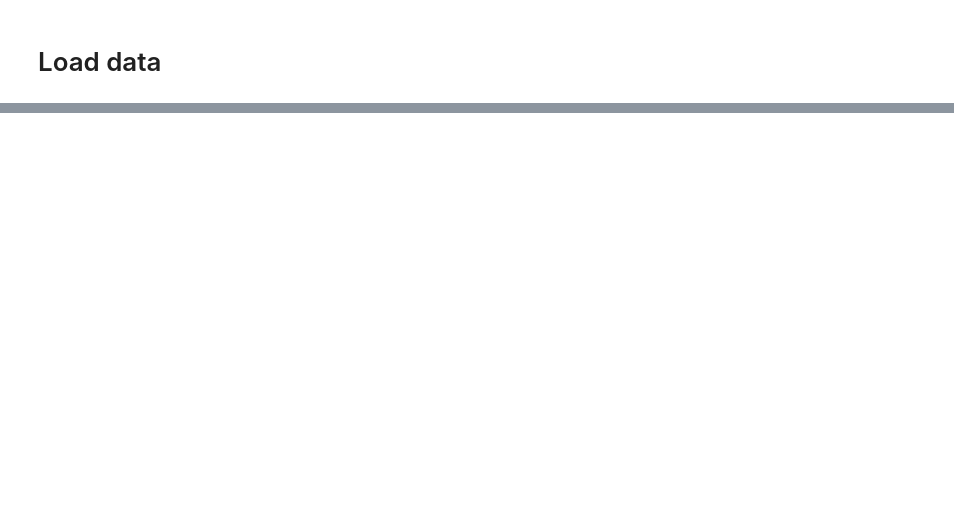
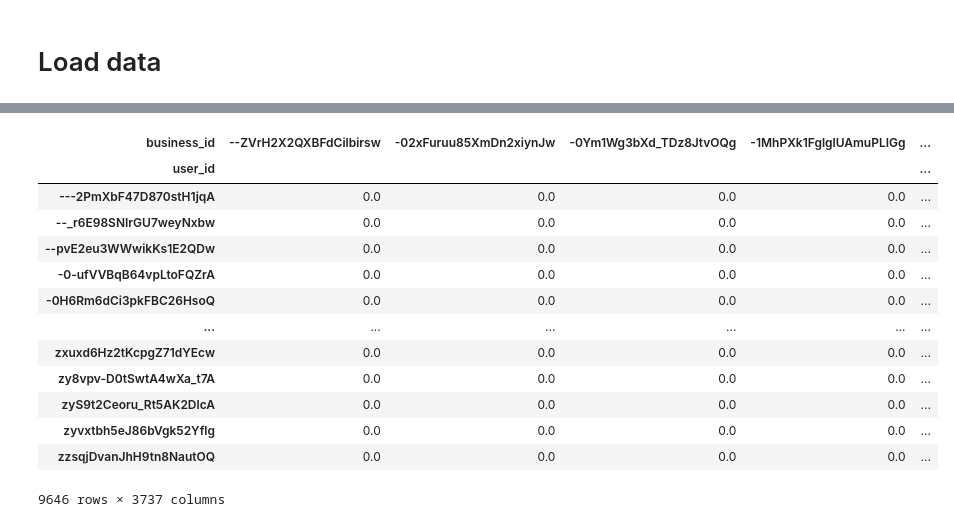
Before and after one commit to Dyouvrean/Yelp-Business-Analysis, a Jupyter notebook: Recommendation.ipynb, the cells around one changed output, grey strips where cells are left out. Saved outputs shown, nothing was run; the diff lists cells and outputs as text; code cells hidden in the pictures; blank space fills up the shorter version.

```diff
--- a/Recommendation.ipynb
+++ b/Recommendation.ipynb
@@ -45,0 +139,4 @@ df_business = pd.concat([df_business, time_df], axis=1).drop('hours', axis=1)
+# %%
+df_reviews = df_reviews[df_reviews.stars>4]
+# %%
+dis_rate = df_reviews.iloc[:10000,:]
@@ -45,0 +163,18 @@ df_business = pd.concat([df_business, time_df], axis=1).drop('hours', axis=1)
+# %%
+piv_rate= dis_rate.pivot(index = 'user_id', columns ='business_id', values = 'stars').fillna(0)
+piv_rate
+# %% [output]
+| business_id | --ZVrH2X2QXBFdCilbirsw | -02xFuruu85XmDn2xiynJw | -0Ym1Wg3bXd_TDz8JtvOQg | -1MhPXk1FglglUAmuPLIGg | ... |
+| user_id |  |  |  |  | ... |
+| ---2PmXbF47D870stH1jqA | 0.0 | 0.0 | 0.0 | 0.0 | ... |
+| --_r6E98SNIrGU7weyNxbw | 0.0 | 0.0 | 0.0 | 0.0 | ... |
+| --pvE2eu3WWwikKs1E2QDw | 0.0 | 0.0 | 0.0 | 0.0 | ... |
+| -0-ufVVBqB64vpLtoFQZrA | 0.0 | 0.0 | 0.0 | 0.0 | ... |
+| -0H6Rm6dCi3pkFBC26HsoQ | 0.0 | 0.0 | 0.0 | 0.0 | ... |
+| ... | ... | ... | ... | ... | ... |
+| zxuxd6Hz2tKcpgZ71dYEcw | 0.0 | 0.0 | 0.0 | 0.0 | ... |
+| zy8vpv-D0tSwtA4wXa_t7A | 0.0 | 0.0 | 0.0 | 0.0 | ... |
+| zyS9t2Ceoru_Rt5AK2DlcA | 0.0 | 0.0 | 0.0 | 0.0 | ... |
+| zyvxtbh5eJ86bVgk52Yflg | 0.0 | 0.0 | 0.0 | 0.0 | ... |
+| zzsqjDvanJhH9tn8NautOQ | 0.0 | 0.0 | 0.0 | 0.0 | ... |
+9646 rows × 3737 columns
```
Also changed, not shown: parts of 23 cells of this notebook.
